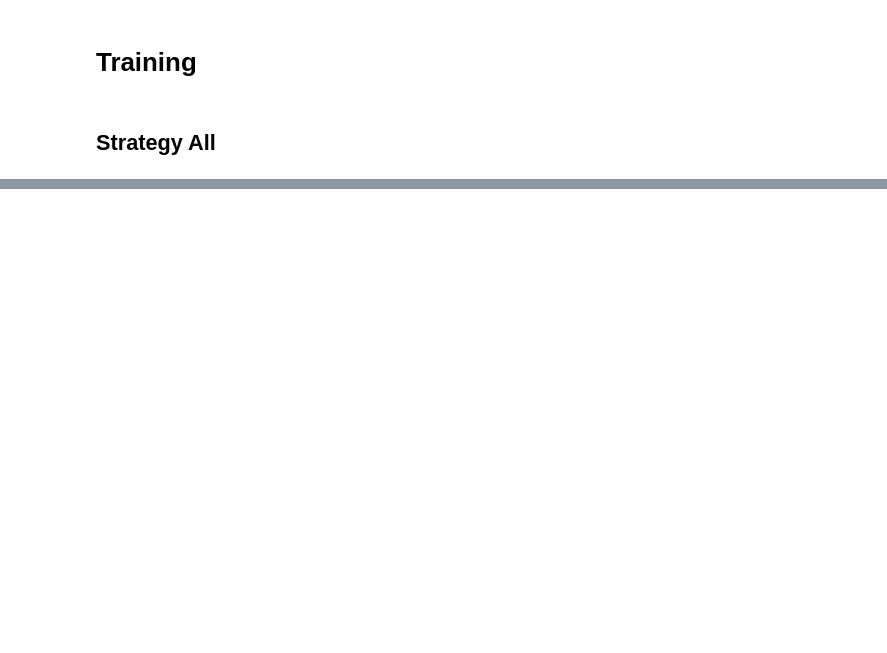
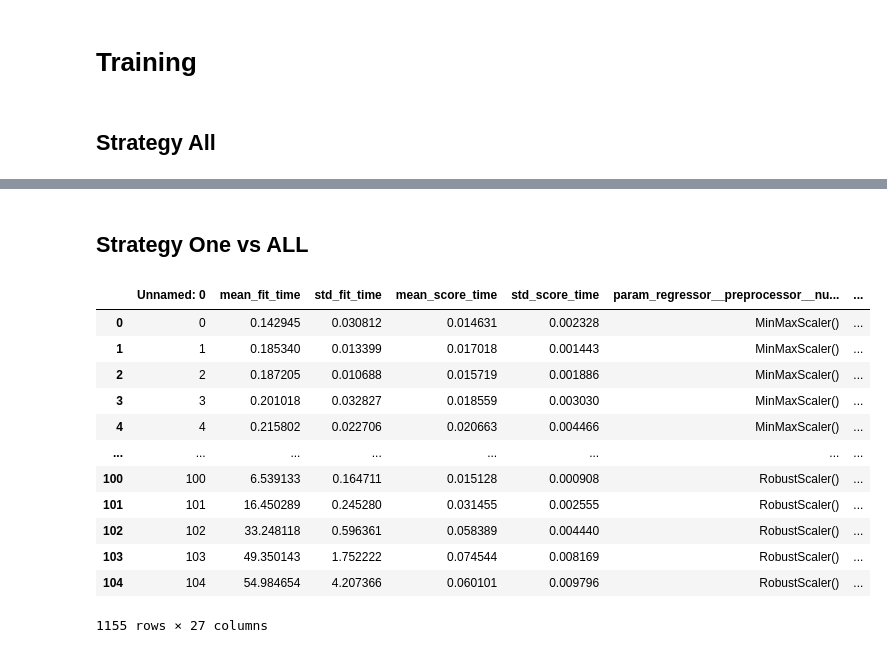
Before and after one commit to trdvangraft/thesis, a Jupyter notebook: metaengineering/runners/tier_1.ipynb, the cells around one changed output, grey strips where cells are left out. Cells and saved outputs as stored; diff of their text form; code cells hidden in the pictures; blank space fills up the shorter version.

```diff
--- a/metaengineering/runners/tier_1.ipynb
+++ b/metaengineering/runners/tier_1.ipynb
@@ -212,0 +367,2 @@ RandomForest model
+# %% [markdown]
+## Strategy One vs ALL
@@ -212,0 +403,30 @@ RandomForest model
+# %%
+paths = glob.glob(EXPERIMENT_PATH + "/*ONE_VS_ALL*.csv")
+
+metabolites_names = [path.rsplit('/', 1)[1].removesuffix('.csv').removeprefix('Strategy.ONE_VS_ALL_') for path in paths]
+results_df = pd.concat([
+    pd.read_csv(path).assign(metabolite_id=metabolite_name)
+    for path, metabolite_name in zip(paths, metabolites_names)
+])
+results_df = results_df[(
+    (results_df['param_regressor__regressor'].str.contains('DecisionTreeRegressor', na=False)) & \
+    (results_df['param_regressor__regressor__max_depth'] > 0)
+) | \
+    (~results_df['param_regressor__regressor'].str.contains('DecisionTreeRegressor', na=False))
+].dropna(subset='param_regressor__regressor')
+results_df = _fmt_regressor(results_df)
+results_df
+# %% [output]
+|  | Unnamed: 0 | mean_fit_time | std_fit_time | mean_score_time | std_score_time | param_regressor__preprocessor__nu... | ... |
+| 0 | 0 | 0.142945 | 0.030812 | 0.014631 | 0.002328 | MinMaxScaler() | ... |
+| 1 | 1 | 0.185340 | 0.013399 | 0.017018 | 0.001443 | MinMaxScaler() | ... |
+| 2 | 2 | 0.187205 | 0.010688 | 0.015719 | 0.001886 | MinMaxScaler() | ... |
+| 3 | 3 | 0.201018 | 0.032827 | 0.018559 | 0.003030 | MinMaxScaler() | ... |
+| 4 | 4 | 0.215802 | 0.022706 | 0.020663 | 0.004466 | MinMaxScaler() | ... |
+| ... | ... | ... | ... | ... | ... | ... | ... |
+| 100 | 100 | 6.539133 | 0.164711 | 0.015128 | 0.000908 | RobustScaler() | ... |
+| 101 | 101 | 16.450289 | 0.245280 | 0.031455 | 0.002555 | RobustScaler() | ... |
+| 102 | 102 | 33.248118 | 0.596361 | 0.058389 | 0.004440 | RobustScaler() | ... |
+| 103 | 103 | 49.350143 | 1.752222 | 0.074544 | 0.008169 | RobustScaler() | ... |
+| 104 | 104 | 54.984654 | 4.207366 | 0.060101 | 0.009796 | RobustScaler() | ... |
+1155 rows × 27 columns
```
Also changed, not shown: parts of 19 cells of this notebook, 52 other files.
